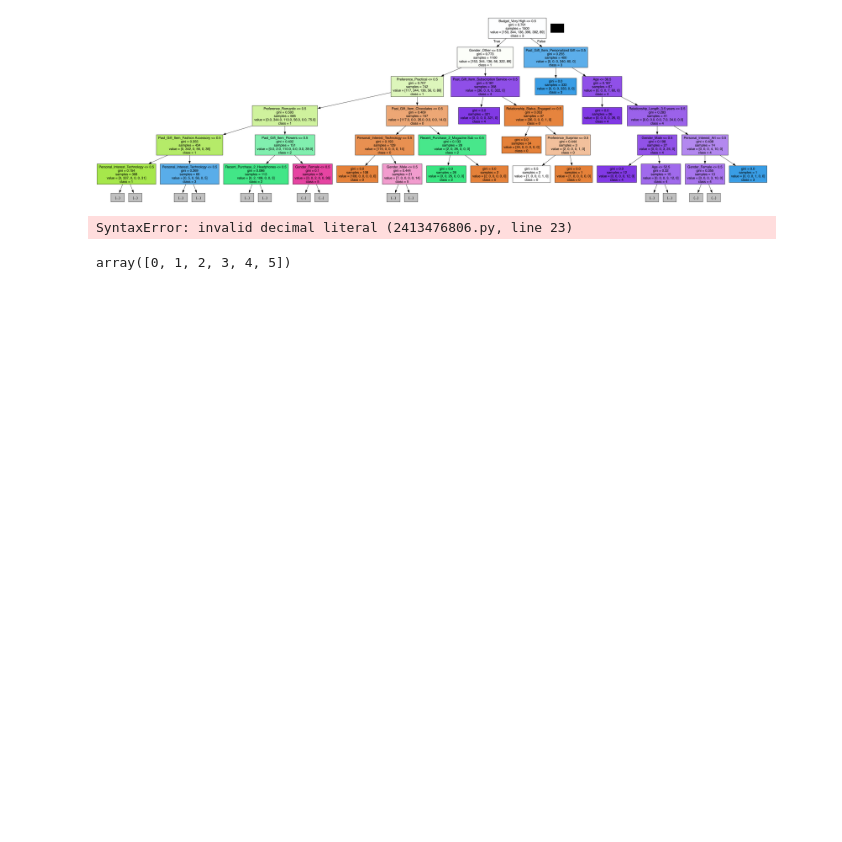
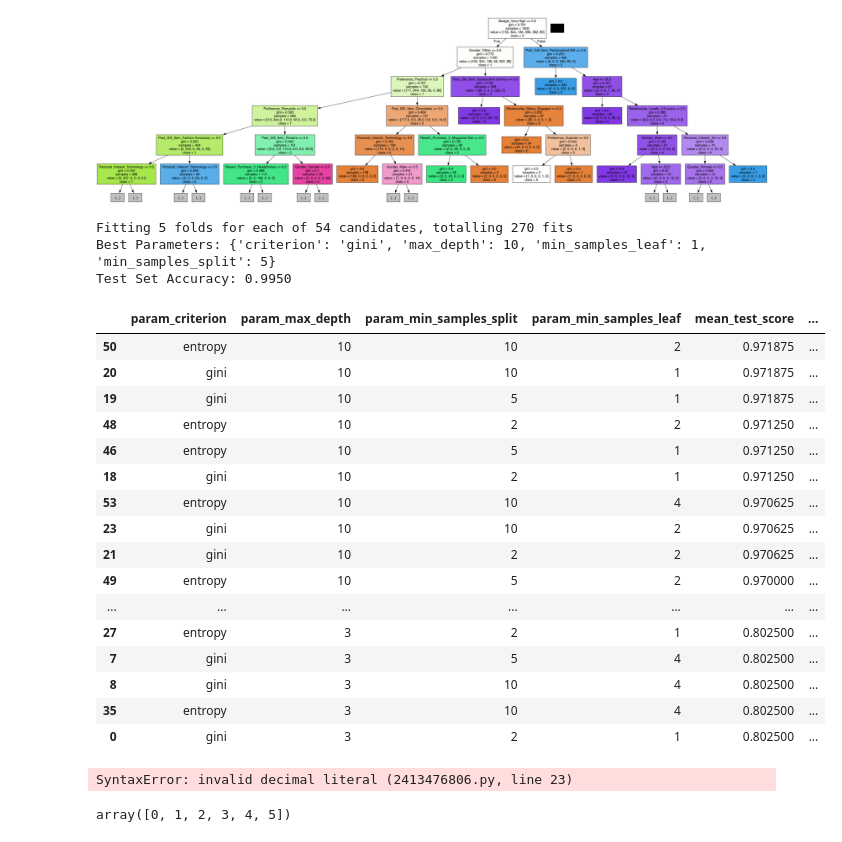
Before and after one commit to roddarakesh/proj_2, a Jupyter notebook: gift_picker.ipynb, the cells around one changed output. Drawn from its saved outputs; the diff is of its cells as text; code cells hidden in the pictures; blank space fills up the shorter version.

```diff
--- a/gift_picker.ipynb
+++ b/gift_picker.ipynb
@@ -168,4 +168,68 @@ graph.write_pdf("gift_picker_decision.pdf")
 Image(graph.create_png())
 # %% [output]
 [figure]
+# %%
+from sklearn.tree import DecisionTreeClassifier
+from sklearn.model_selection import train_test_split, GridSearchCV
+from sklearn.metrics import accuracy_score
+
+# Sample dataset (replace with your actual dataset)
+X_train, X_test, y_train, y_test = train_test_split(X, y, test_size=0.2, random_state=42)
+
+# Define a DecisionTreeClassifier
+model = DecisionTreeClassifier()
+
+# Define the hyperparameter grid to search
+param_grid = {
+    'criterion': ['gini', 'entropy'],  # Measure to split nodes
+    'max_depth': [3, 5, 10],  # Maximum depth of tree
+    'min_samples_split': [2, 5, 10],  # Minimum samples to split a node
+    'min_samples_leaf': [1, 2, 4]  # Minimum samples in a leaf node
+}
+
+# Set up GridSearchCV
+grid_search = GridSearchCV(model, param_grid, cv=5, scoring='accuracy', n_jobs=-1, verbose=1)
+
+# Fit GridSearchCV to training data
+grid_search.fit(X_train, y_train)
+
+# Best model
+best_model = grid_search.best_estimator_
+
+# Make predictions on test set
+y_test_predict = best_model.predict(X_test)
+
+# Evaluate accuracy
+accuracy = accuracy_score(y_test, y_test_predict)
+print(f"Best Parameters: {grid_search.best_params_}")
+print(f"Test Set Accuracy: {accuracy:.4f}")
+# %% [output]
+Fitting 5 folds for each of 54 candidates, totalling 270 fits
+Best Parameters: {'criterion': 'gini', 'max_depth': 10, 'min_samples_leaf': 1, 'min_samples_split': 5}
+Test Set Accuracy: 0.9950
+# %%
+cv_results = pd.DataFrame(grid_search.cv_results_)
+score_df = cv_results[['param_criterion', 'param_max_depth', 'param_min_samples_split',
+                       'param_min_samples_leaf', 'mean_test_score', 'rank_test_score']]
+score_df = score_df.sort_values(by='rank_test_score')
+
+display(score_df)
+# %% [output]
+|  | param_criterion | param_max_depth | param_min_samples_split | param_min_samples_leaf | mean_test_score | ... |
+| 50 | entropy | 10 | 10 | 2 | 0.971875 | ... |
+| 20 | gini | 10 | 10 | 1 | 0.971875 | ... |
+| 19 | gini | 10 | 5 | 1 | 0.971875 | ... |
+| 48 | entropy | 10 | 2 | 2 | 0.971250 | ... |
+| 46 | entropy | 10 | 5 | 1 | 0.971250 | ... |
+| 18 | gini | 10 | 2 | 1 | 0.971250 | ... |
+| 53 | entropy | 10 | 10 | 4 | 0.970625 | ... |
+| 23 | gini | 10 | 10 | 2 | 0.970625 | ... |
+| 21 | gini | 10 | 2 | 2 | 0.970625 | ... |
+| 49 | entropy | 10 | 5 | 2 | 0.970000 | ... |
+| ... | ... | ... | ... | ... | ... | ... |
+| 27 | entropy | 3 | 2 | 1 | 0.802500 | ... |
+| 7 | gini | 3 | 5 | 4 | 0.802500 | ... |
+| 8 | gini | 3 | 10 | 4 | 0.802500 | ... |
+| 35 | entropy | 3 | 10 | 4 | 0.802500 | ... |
+| 0 | gini | 3 | 2 | 1 | 0.802500 | ... |
 # %%
```
Also changed, not shown: parts of 6 cells of this notebook.
